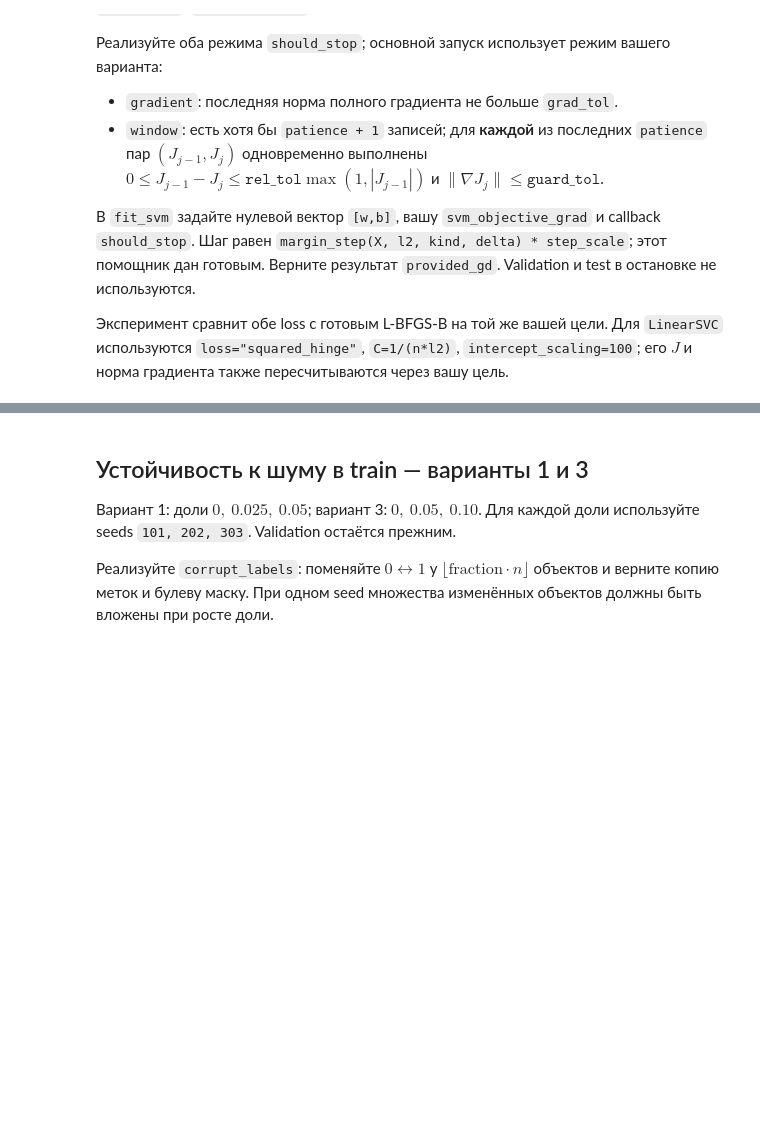
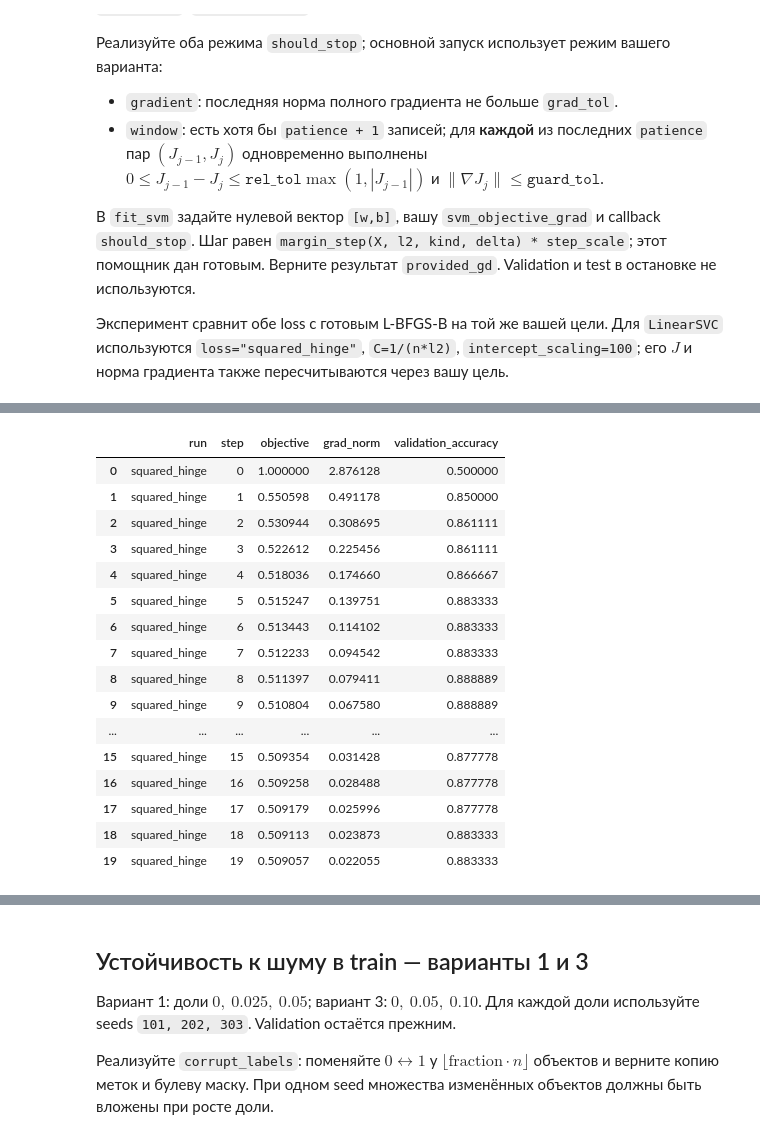
Before and after one commit to NiceYuHaLan/MephiMLCourse, a Jupyter notebook: lab2/lab.ipynb, the cells around one changed output, grey strips where cells are left out. Drawn from its saved outputs; the diff is of its cells as text; code cells hidden in the pictures; blank space fills up the shorter version.

```diff
--- a/lab2/lab.ipynb
+++ b/lab2/lab.ipynb
@@ -3841,3 +4383,32 @@ svm_result = run_svm_experiment(Xtr, ytr, Xva, yva, VARIANT)
+# %%
+if hasattr(svm_result, 'stop_history'):
+    history = svm_result.stop_history
+elif isinstance(svm_result, dict) and 'stop_history' in svm_result:
+    history = svm_result['stop_history']
+else:
+    history = svm_result
+
+df_history = pd.DataFrame(history)
+
+display(df_history.head(20))
+# %% [output]
+|  | run | step | objective | grad_norm | validation_accuracy |
+| 0 | squared_hinge | 0 | 1.000000 | 2.876128 | 0.500000 |
+| 1 | squared_hinge | 1 | 0.550598 | 0.491178 | 0.850000 |
+| 2 | squared_hinge | 2 | 0.530944 | 0.308695 | 0.861111 |
+| 3 | squared_hinge | 3 | 0.522612 | 0.225456 | 0.861111 |
+| 4 | squared_hinge | 4 | 0.518036 | 0.174660 | 0.866667 |
+| 5 | squared_hinge | 5 | 0.515247 | 0.139751 | 0.883333 |
+| 6 | squared_hinge | 6 | 0.513443 | 0.114102 | 0.883333 |
+| 7 | squared_hinge | 7 | 0.512233 | 0.094542 | 0.883333 |
+| 8 | squared_hinge | 8 | 0.511397 | 0.079411 | 0.888889 |
+| 9 | squared_hinge | 9 | 0.510804 | 0.067580 | 0.888889 |
+| ... | ... | ... | ... | ... | ... |
+| 15 | squared_hinge | 15 | 0.509354 | 0.031428 | 0.877778 |
+| 16 | squared_hinge | 16 | 0.509258 | 0.028488 | 0.877778 |
+| 17 | squared_hinge | 17 | 0.509179 | 0.025996 | 0.877778 |
+| 18 | squared_hinge | 18 | 0.509113 | 0.023873 | 0.883333 |
+| 19 | squared_hinge | 19 | 0.509057 | 0.022055 | 0.883333 |
 # %% [markdown]
 **Ответ S3.** Используйте объекты из `svm_result`:
 
```
Also changed, not shown: parts of 56 cells of this notebook.
